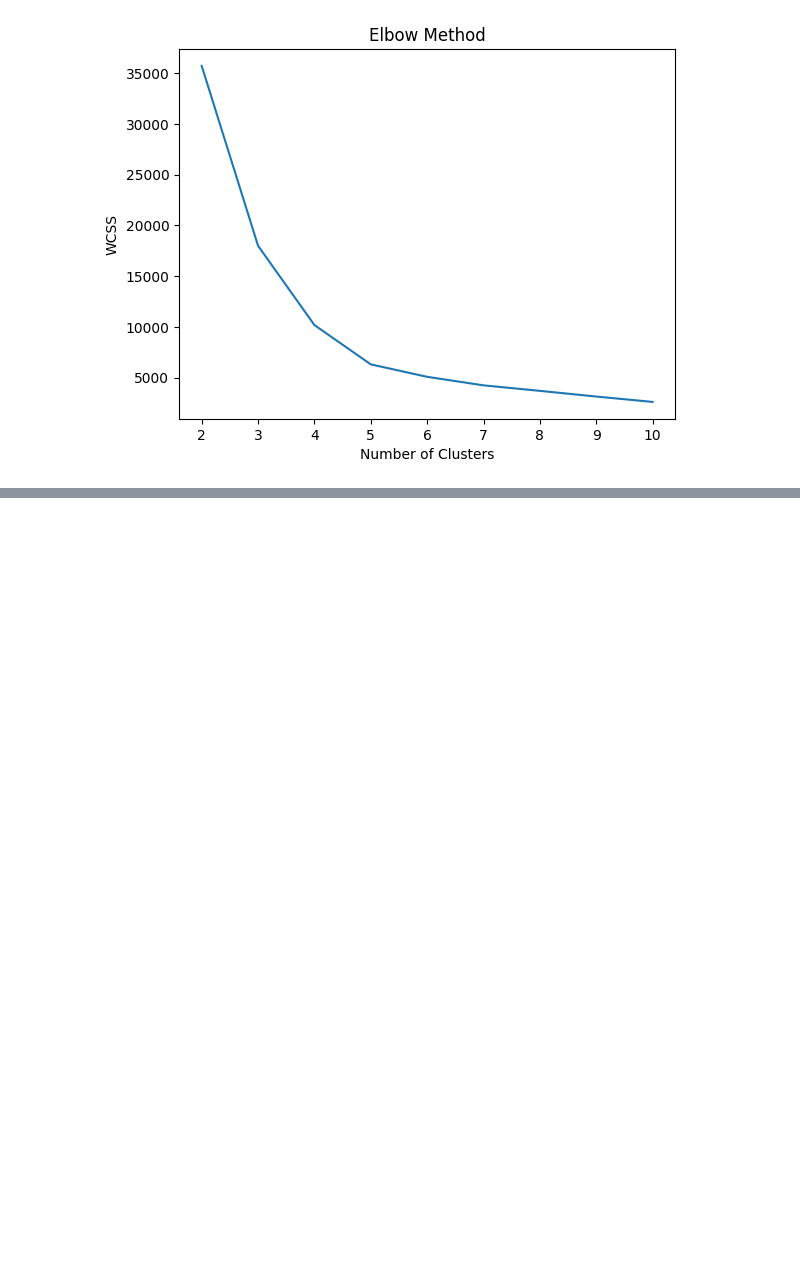
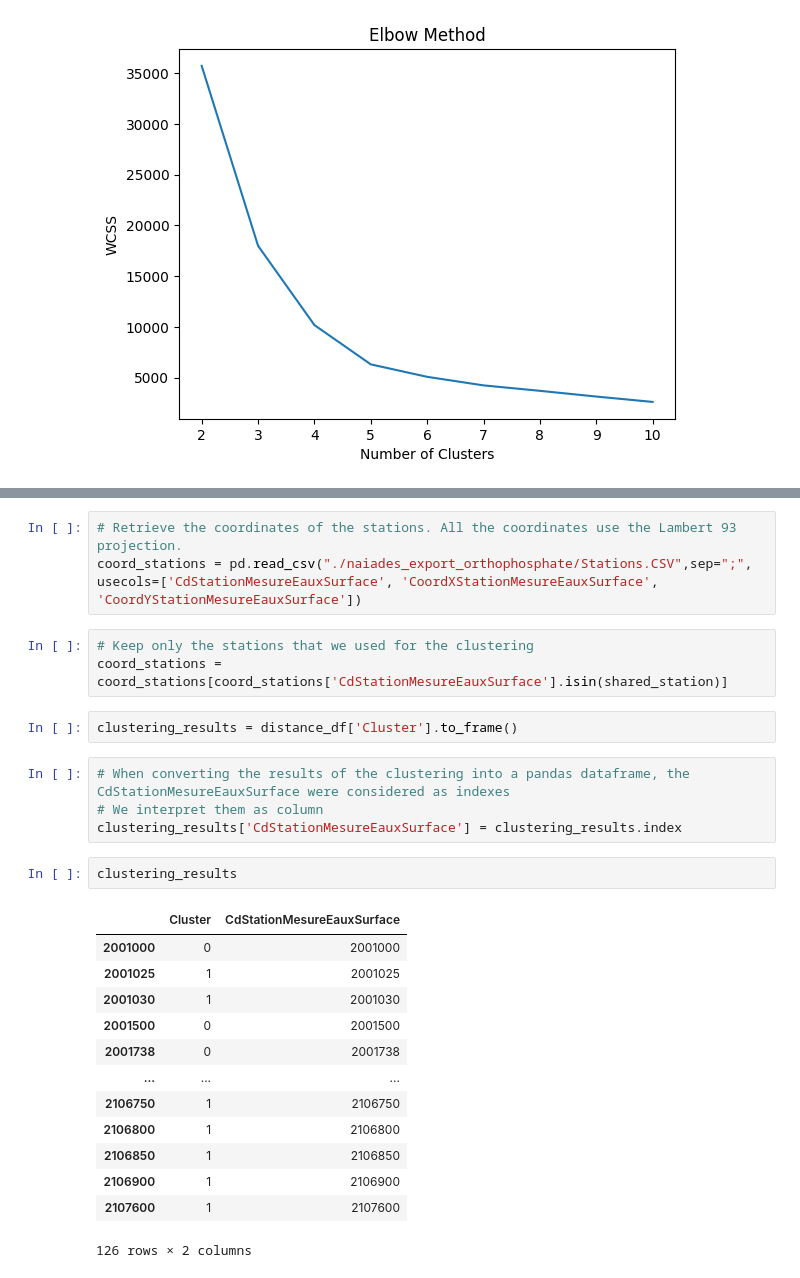
Before and after one commit to PotOfJam/Projet_eau, a Jupyter notebook: Projet_eau_pre_ortho.ipynb, the cells around one changed output, grey strips where cells are left out. Drawn from its saved outputs; the diff is of its cells as text; blank space fills up the shorter version.

```diff
--- a/Projet_eau_pre_ortho.ipynb
+++ b/Projet_eau_pre_ortho.ipynb
@@ -361,0 +377,28 @@ Name: count, dtype: int64
+# %%
+# Retrieve the coordinates of the stations. All the coordinates use the Lambert 93 projection.
+coord_stations = pd.read_csv("./naiades_export_orthophosphate/Stations.CSV",sep=";", usecols=['CdStationMesureEauxSurface', 'CoordXStationMesureEauxSurface', 'CoordYStationMesureEauxSurface'])
+# %%
+# Keep only the stations that we used for the clustering
+coord_stations = coord_stations[coord_stations['CdStationMesureEauxSurface'].isin(shared_station)]
+# %%
+clustering_results = distance_df['Cluster'].to_frame()
+# %%
+# When converting the results of the clustering into a pandas dataframe, the CdStationMesureEauxSurface were considered as indexes
+# We interpret them as column
+clustering_results['CdStationMesureEauxSurface'] = clustering_results.index
+# %%
+clustering_results
+# %% [output]
+|  | Cluster | CdStationMesureEauxSurface |
+| 2001000 | 0 | 2001000 |
+| 2001025 | 1 | 2001025 |
+| 2001030 | 1 | 2001030 |
+| 2001500 | 0 | 2001500 |
+| 2001738 | 0 | 2001738 |
+| ... | ... | ... |
+| 2106750 | 1 | 2106750 |
+| 2106800 | 1 | 2106800 |
+| 2106850 | 1 | 2106850 |
+| 2106900 | 1 | 2106900 |
+| 2107600 | 1 | 2107600 |
+126 rows × 2 columns
```
Also changed, not shown: parts of 10 cells of this notebook.
